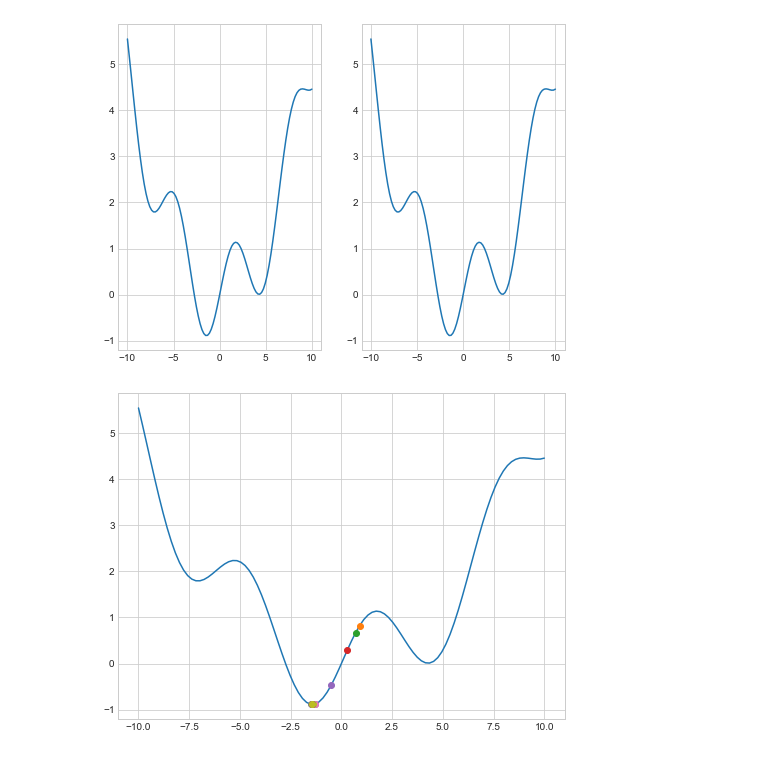
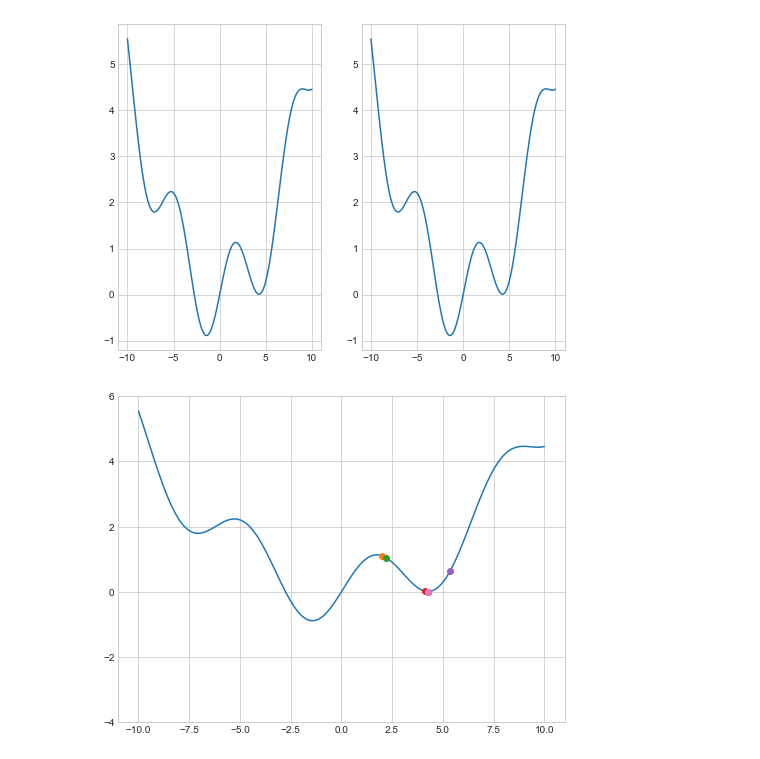
Before and after one commit to Goldfield1/NumEconClass, a Jupyter notebook: Exercise 4/exercise4.ipynb, the cells around one changed output. Cells and saved outputs as stored; diff of their text form; code cells hidden in the pictures.

Commit message:
added optimizer_draw

```diff
--- a/Exercise 4/exercise4.ipynb
+++ b/Exercise 4/exercise4.ipynb
@@ -58,49 +58,48 @@ ax2.plot(xs, ys)
 # %% [output]
 [<matplotlib.lines.Line2D at 0x...>]
 [figure]
+# %%
+from IPython import display
+import time
+
+def draw_optimization(xs, ys, optmize_xs, optmize_ys, bounds = []):
+    fig = plt.figure(figsize=(8, 6))
+    ax = fig.add_subplot(1,1,1)
+    ax.set_ylim(-4, 6)
+    optmize_xs = np.array(optmize_xs)
+    optmize_xs[optmize_xs > 10] = None
+    ax.plot(xs, ys)
+
+    for x_vline in bounds:
+        ax.vlines(x_vline,-20,20, linestyles = 'dashed', color = 'black')
+
+    for i, x in enumerate(optmize_xs):
+        ax.plot(optmize_xs[i], optmize_ys[i], ls = '', marker = 'o')
+        display.display(plt.gcf())
+        display.clear_output(wait=True)
+        time.sleep(0.25)
 # %%
 from scipy import optimize
-
-import matplotlib.pylab as plt
-%matplotlib inline
-import time
-import pylab as pl
-from IPython import display
 
 optmize_xs = []
 optmize_ys = []
 def callback(xk):
+    global optmize_xs
+    global optmize_ys
     optmize_xs.append(xk[0])
     optmize_ys.append(f(xk[0]))
 
-x_guess = 1
+x_guess = 2
+optmize_xs.append(x_guess)
+optmize_ys.append(f(x_guess))
+
+#options={'maxiter':5000},tol=1e-10
 obj = lambda x: f(x)
-res = optimize.minimize(obj, x_guess, method='Nelder-Mead', callback = callback, options={'maxiter':5000},tol=1e-10)
-#res = optimize.minimize(obj, x_guess, method='SLSQP', callback = callback, options={'maxiter':5000},tol=1e-10)
+#res = optimize.minimize(obj, x_guess, method='Nelder-Mead', callback = callback)
+res = optimize.minimize(obj, x_guess, method='SLSQP', callback = callback)
 x_best_scipy = res.x[0]
 f_best_scipy = res.fun
 
-#print(ys)
-print(x_best_scipy)
-print(f_best_scipy)
-
-print(len(xs))
-"""
-for i, x in enumerate(xs):
-    plt.plot(xs[i], ys[i], ls = '', marker = 'o')
-    #plt.draw()
-    plt.pause(0.5)
-    plt.clf() """
-
-fig = plt.figure(figsize=(8, 6))
-ax = fig.add_subplot(1,1,1)
-ax.plot(xs, ys)
-
-
-for i, x in enumerate(optmize_xs):
-    ax.plot(optmize_xs[i], optmize_ys[i], ls = '', marker = 'o')
-    display.display(plt.gcf())
-    display.clear_output(wait=True)
-    time.sleep(0.25)
+draw_optimization(xs, ys, optmize_xs, optmize_ys)
 # %% [output]
-[figure, old version]
+[figure, new version]
```
Also changed, not shown: parts of 1 cell of this notebook.
